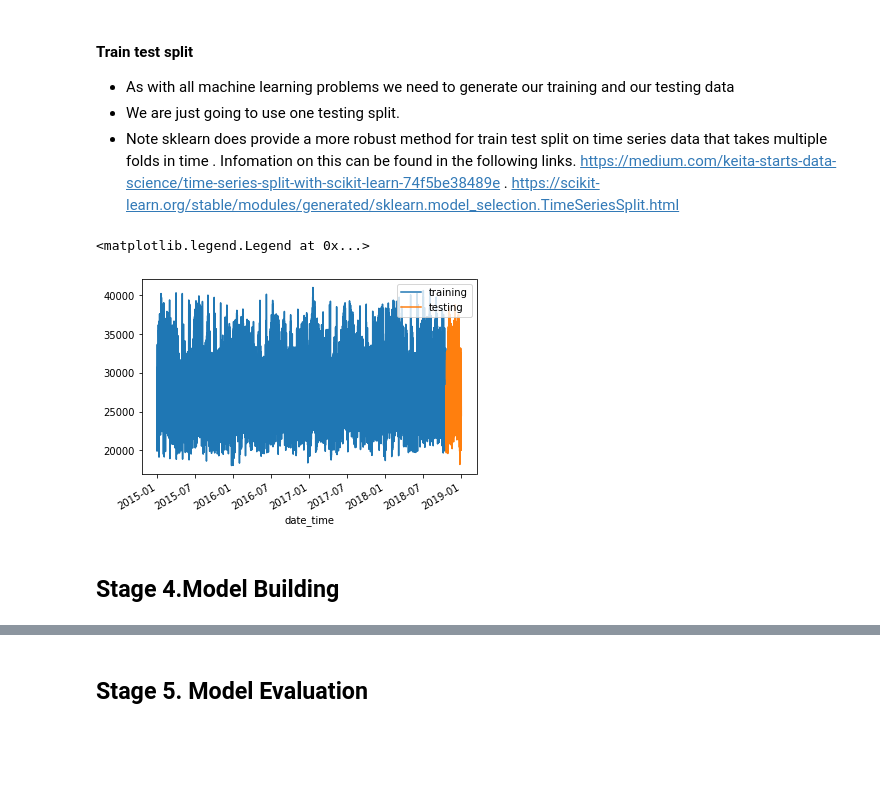
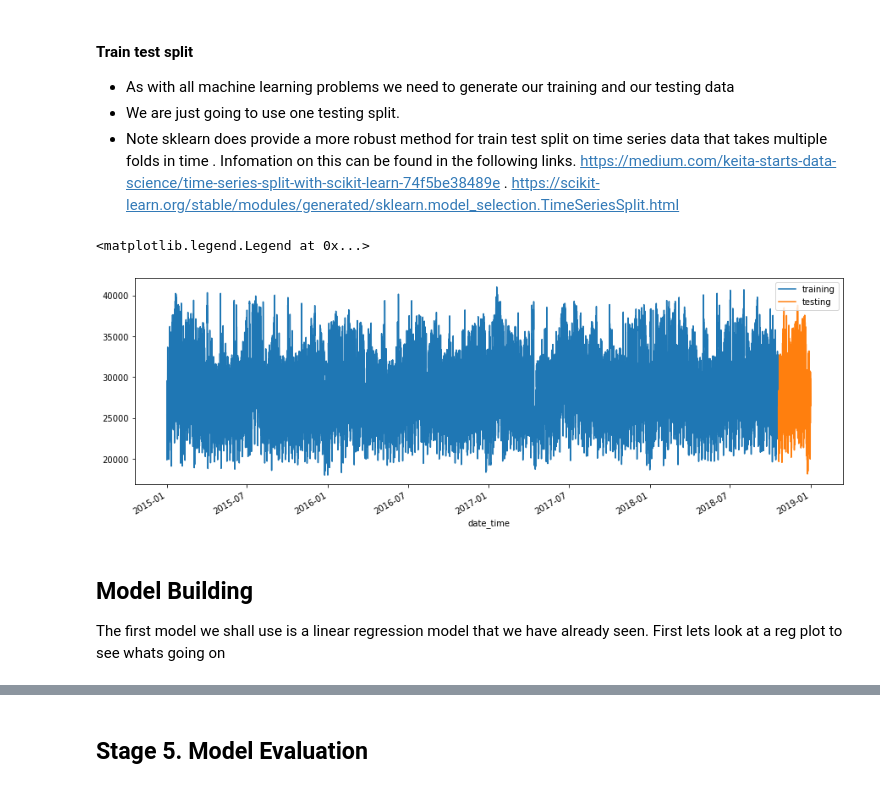
Before and after one commit to DrPBaksh/time_series_forecasting, a Jupyter notebook: Time Series Forecasting Example 4 (Regression data).ipynb, the cells around one changed output, grey strips where cells are left out. Cells and saved outputs as stored; diff of their text form; code cells hidden in the pictures; blank space fills up the shorter version.

```diff
--- a/Time Series Forecasting Example 4 (Regression data).ipynb
+++ b/Time Series Forecasting Example 4 (Regression data).ipynb
@@ -101,11 +106,13 @@ X_test = X.iloc[int(len(X) * thresh):, :]
 y_train = y[:int(len(X) * thresh)]
 y_test = y[int(len(X) * thresh):]
 # %%
+fig = plt.figure(figsize=(15, 5))
 y_train.plot(y = 'load')
 y_test.plot(y = 'load')
 plt.legend(['training', 'testing'])
 # %% [output]
 <matplotlib.legend.Legend at 0x...>
-[figure, old version]
+[figure, new version]
-# %% [markdown]
-## <a id='1'> **Stage 4.Model Building** </a>
+# %% [markdown]
+## <a id='1'> **Model Building** </a>
+The first model we shall use is a linear regression model that we have already seen. First lets look at a reg plot to see whats going on
```
Also changed, not shown: parts of 110 cells of this notebook.
